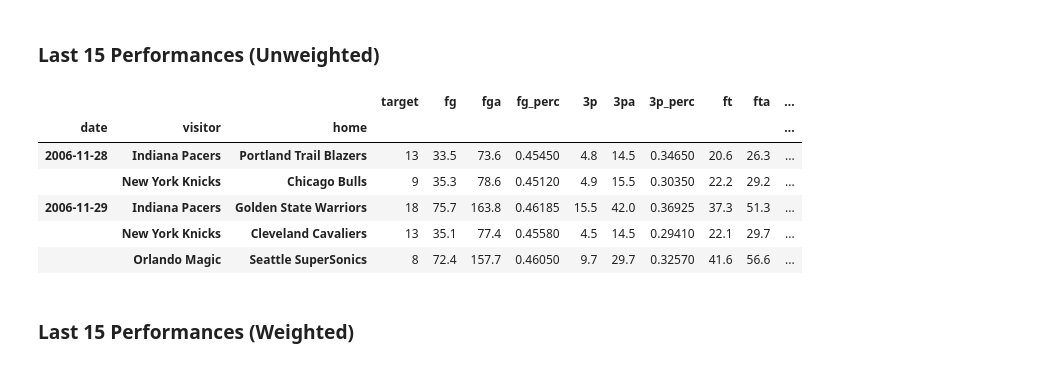
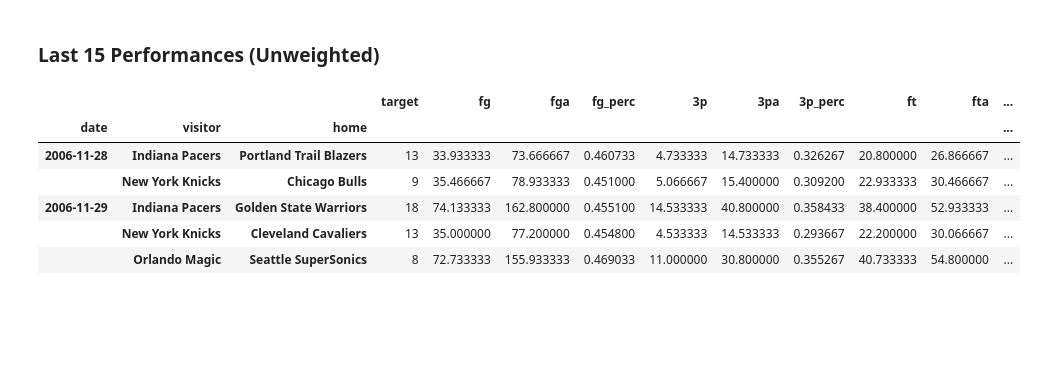
Before and after one commit to tylerengland25/NBA, a Jupyter notebook: backend/analysis/3p_game_totals.ipynb, the cells around one changed output. Cells and saved outputs as stored; diff of their text form; code cells hidden in the pictures; blank space fills up the shorter version.

```diff
--- a/backend/analysis/3p_game_totals.ipynb
+++ b/backend/analysis/3p_game_totals.ipynb
@@ -125,8 +129,7 @@ df['date_15'] = df['dates'].apply(lambda x: x[14])
 # %%
 # X and y column names to merge on
 y_cols = df.columns
-x_cols = ['date', 'team', 'fg', 'fga', 'fg_perc', '3p', '3pa', '3p_perc', 'ft', 'fta', 'ft_perc',
-          'orb', 'drb', 'trb', 'ast', 'stl', 'blk', 'tov', 'pf', 'pts']
+x_cols = ['date', 'team'] + stats
 
 last_15_games = df[y_cols]
 last_15_games['target'] = last_15_games['3p']
@@ -141,37 +141,0 @@ for date in dates:
-# %%
-# Create season variable
-def season(month, year):
-    if (month in list(range(10, 13)) and year == 2006) or (month in list(range(1, 7)) and year == 2007):
-        return 2006
-    elif (month in list(range(10, 13)) and year == 2007) or (month in list(range(1, 7)) and year == 2008):
-        return 2007
-    elif (month in list(range(10, 13)) and year == 2008) or (month in list(range(1, 7)) and year == 2009):
-        return 2008
-    elif (month in list(range(10, 13)) and year == 2009) or (month in list(range(1, 7)) and year == 2010):
-        return 2009
-    elif (month in list(range(10, 13)) and year == 2010) or (month in list(range(1, 7)) and year == 2011):
-        return 2010
-    elif (month in list(range(10, 11)) and year == 2011) or (month in list(range(1, 7)) and year == 2012):
-        return 2011
-    elif (month in list(range(10, 13)) and year == 2012) or (month in list(range(1, 7)) and year == 2013):
-        return 2012
-    elif (month in list(range(10, 13)) and year == 2013) or (month in list(range(1, 7)) and year == 2014):
-        return 2013
-    elif (month in list(range(10, 13)) and year == 2014) or (month in list(range(1, 7)) and year == 2015):
-        return 2014
-    elif (month in list(range(10, 13)) and year == 2015) or (month in list(range(1, 7)) and year == 2016):
-        return 2015
-    elif (month in list(range(10, 13)) and year == 2016) or (month in list(range(1, 7)) and year == 2017):
-        return 2016
-    elif (month in list(range(10, 13)) and year == 2017) or (month in list(range(1, 7)) and year == 2018):
-        return 2017
-    elif (month in list(range(10, 13)) and year == 2018) or (month in list(range(1, 7)) and year == 2019):
-        return 2018
-    elif (month in list(range(10, 13)) and year == 2019) or (month in list(range(1, 11)) and year == 2020):
-        return 2019
-    elif (month in list(range(12, 13)) and year == 2020) or (month in list(range(1, 8)) and year == 2021):
-        return 2020
-
-df['season'] = df['date'].apply(lambda x: season(x.month, x.year))
-last_15_games['season'] = last_15_games['date'].apply(lambda x: season(x.month, x.year))
-last_15_games.sample()
@@ -362,8 +150,6 @@ last_10_games.head()
 # %% [markdown]
 ### Last 15 Performances (Unweighted)
 # %%
-stats = ['fg', 'fga', 'fg_perc', '3p', '3pa', '3p_perc', 'ft', 'fta', 'ft_perc',
-         'orb', 'drb', 'trb', 'ast', 'stl', 'blk', 'tov', 'pf', 'pts']
 dates = ['_1', '_2', '_3', '_4', '_5', '_6', '_7', '_8', '_9', '_10', '_11', '_12', '_13', '_14', '_15']
 cols = ['date', 'visitor', 'home', 'team', 'target'] + \
     [tup[0] + tup[1] for tup in list(itertools.product(stats, dates))]
@@ -384,38 +170,36 @@ for stat in stats:
     for date in dates:
         last_15_games_unweighted[stat + '_std'] = last_15_games_unweighted[stat + '_std'] + \
                                                     ((last_15_games_unweighted[stat + date] - last_15_games_unweighted[stat]) ** 2)
 
     last_15_games_unweighted[stat + '_std'] = last_15_games_unweighted[stat + '_std'] / len(dates)
     last_15_games_unweighted[stat + '_std'] = last_15_games_unweighted[stat + '_std'] ** .5
 
 # Feature engineer trends
 for stat in stats:
     last_15_games_unweighted[stat + '_trend'] = 0
     for date in dates[:10]:
         last_15_games_unweighted[stat + '_trend'] = last_15_games_unweighted[stat + '_trend'] + \
                                         z_score(last_15_games_unweighted[stat + date], last_15_games_unweighted[stat], last_15_games_unweighted[stat + '_std']).fillna(0)
 
     last_15_games_unweighted[stat + '_trend'] = last_15_games_unweighted[stat + '_trend'] / len(dates[:10])
 
-last_15_games_unweighted = last_10_games.groupby(['date', 'visitor', 'home']).aggregate(['mean', 'sum'])
+last_15_games_unweighted = last_15_games_unweighted.groupby(['date', 'visitor', 'home']).aggregate(['mean', 'sum'])
 
 last_15_game_cols = [col
                     for col in last_15_games_unweighted.columns
                     if (col[0] == 'target' and col[1] == 'sum') or \
                        (col[0] in stats and col[1] == 'sum' and '_perc' not in col[0]) or \
                        (col[0] in stats and col[1] == 'mean' and '_perc' in col[0]) or \
                        ('_trend' in col[0] and col[1] == 'sum')]
 
 last_15_games_unweighted = last_15_games_unweighted[last_15_game_cols].dropna(axis=0)
 last_15_games_unweighted.columns = [col[0] for col in last_15_games_unweighted.columns]
 last_15_games_unweighted.head()
 # %% [output]
 |  |  |  | target | fg | fga | fg_perc | 3p | 3pa | 3p_perc | ft | fta | ... |
 | date | visitor | home |  |  |  |  |  |  |  |  |  | ... |
-| 2006-11-28 | Indiana Pacers | Portland Trail Blazers | 13 | 33.5 | 73.6 | 0.45450 | 4.8 | 14.5 | 0.34650 | 20.6 | 26.3 | ... |
-|  | New York Knicks | Chicago Bulls | 9 | 35.3 | 78.6 | 0.45120 | 4.9 | 15.5 | 0.30350 | 22.2 | 29.2 | ... |
-| 2006-11-29 | Indiana Pacers | Golden State Warriors | 18 | 75.7 | 163.8 | 0.46185 | 15.5 | 42.0 | 0.36925 | 37.3 | 51.3 | ... |
-|  | New York Knicks | Cleveland Cavaliers | 13 | 35.1 | 77.4 | 0.45580 | 4.5 | 14.5 | 0.29410 | 22.1 | 29.7 | ... |
-|  | Orlando Magic | Seattle SuperSonics | 8 | 72.4 | 157.7 | 0.46050 | 9.7 | 29.7 | 0.32570 | 41.6 | 56.6 | ... |
+| 2006-11-28 | Indiana Pacers | Portland Trail Blazers | 13 | 33.933333 | 73.666667 | 0.460733 | 4.733333 | 14.733333 | 0.326267 | 20.800000 | 26.866667 | ... |
+|  | New York Knicks | Chicago Bulls | 9 | 35.466667 | 78.933333 | 0.451000 | 5.066667 | 15.400000 | 0.309200 | 22.933333 | 30.466667 | ... |
+| 2006-11-29 | Indiana Pacers | Golden State Warriors | 18 | 74.133333 | 162.800000 | 0.455100 | 14.533333 | 40.800000 | 0.358433 | 38.400000 | 52.933333 | ... |
+|  | New York Knicks | Cleveland Cavaliers | 13 | 35.000000 | 77.200000 | 0.454800 | 4.533333 | 14.533333 | 0.293667 | 22.200000 | 30.066667 | ... |
+|  | Orlando Magic | Seattle SuperSonics | 8 | 72.733333 | 155.933333 | 0.469033 | 11.000000 | 30.800000 | 0.355267 | 40.733333 | 54.800000 | ... |
-# %% [markdown]
-### Last 15 Performances (Weighted)
```
Also changed, not shown: parts of 13 cells of this notebook, 3 other files.
